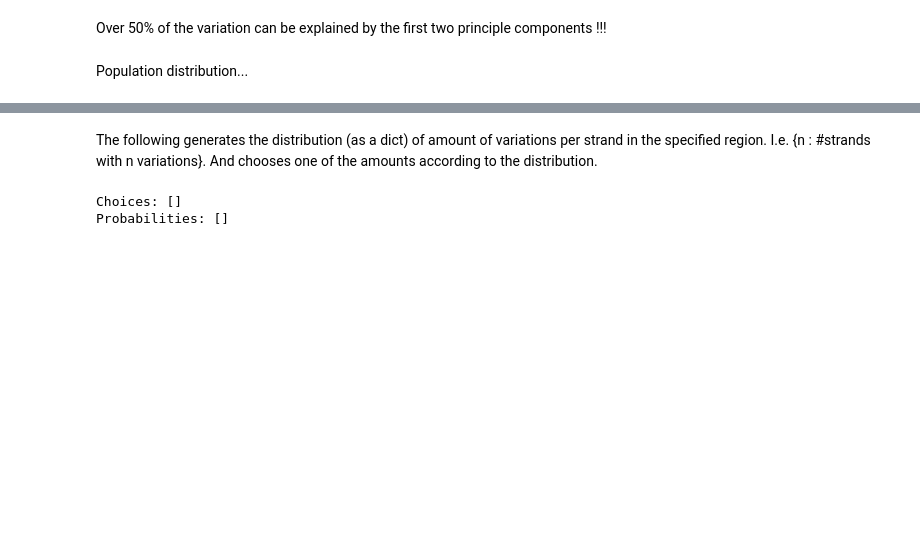
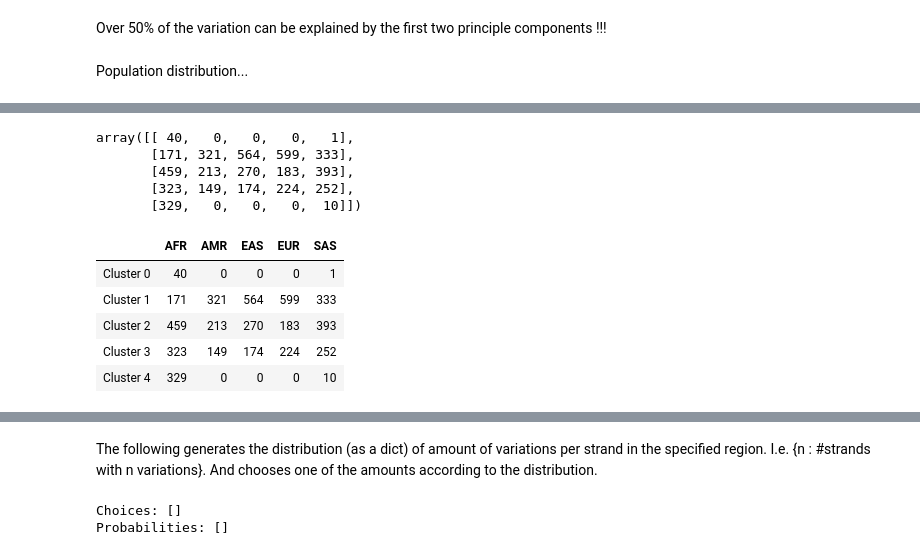
Before and after one commit to manuelgloeckler/sequence_bioinfo, a Jupyter notebook: project/LCA.ipynb, the cells around one changed output, grey strips where cells are left out. Drawn from its saved outputs; the diff is of its cells as text; code cells hidden in the pictures; blank space fills up the shorter version.

```diff
--- a/project/LCA.ipynb
+++ b/project/LCA.ipynb
@@ -184,0 +170,21 @@ ax.legend(range(int(max(model1.Z))))
+# %%
+pops_per_cluster = np.array([np.histogram(pops[model1.Z == i], bins=5)[0] for i in range(model1.K_seen)])
+#pops_per_cluster = pops_per_cluster / pops_per_cluster.sum(axis=0)
+pops_per_cluster
+# %% [output]
+array([[ 40,   0,   0,   0,   1],
+       [171, 321, 564, 599, 333],
+       [459, 213, 270, 183, 393],
+       [323, 149, 174, 224, 252],
+       [329,   0,   0,   0,  10]])
+# %%
+df = pd.DataFrame(dict(zip(["AFR", "AMR", "EAS", "EUR", "SAS"], pops_per_cluster.T)))
+df.index = ["Cluster " + str(i) for i in range(len(model1.theta))]
+df
+# %% [output]
+|  | AFR | AMR | EAS | EUR | SAS |
+| Cluster 0 | 40 | 0 | 0 | 0 | 1 |
+| Cluster 1 | 171 | 321 | 564 | 599 | 333 |
+| Cluster 2 | 459 | 213 | 270 | 183 | 393 |
+| Cluster 3 | 323 | 149 | 174 | 224 | 252 |
+| Cluster 4 | 329 | 0 | 0 | 0 | 10 |
```
Also changed, not shown: parts of 10 cells of this notebook, 2 other files.
